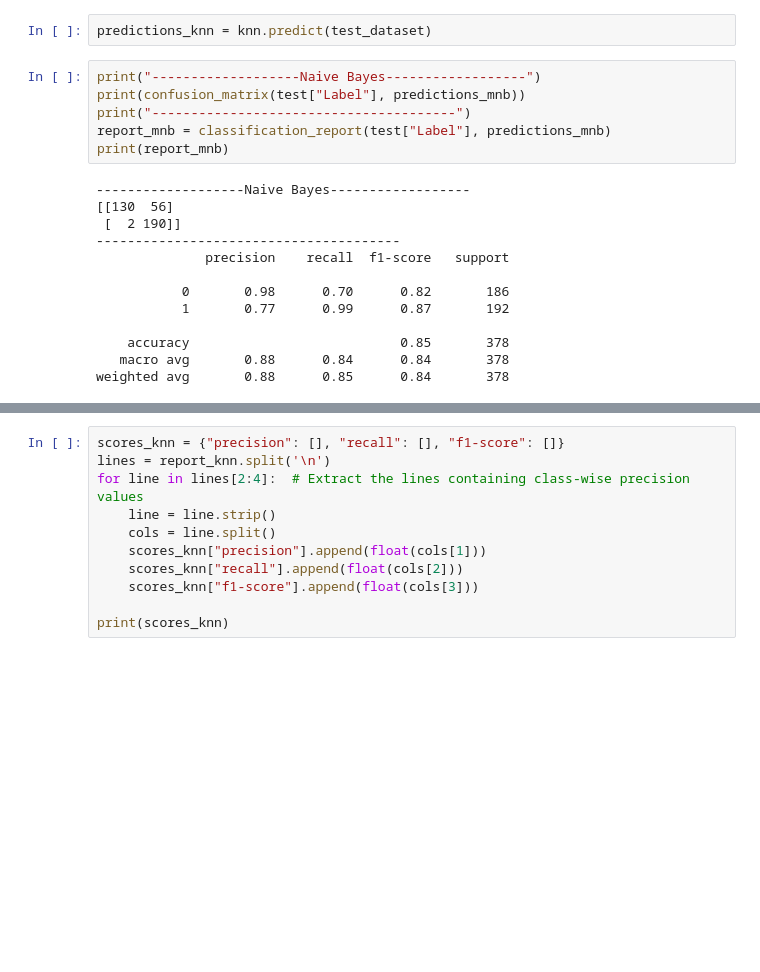
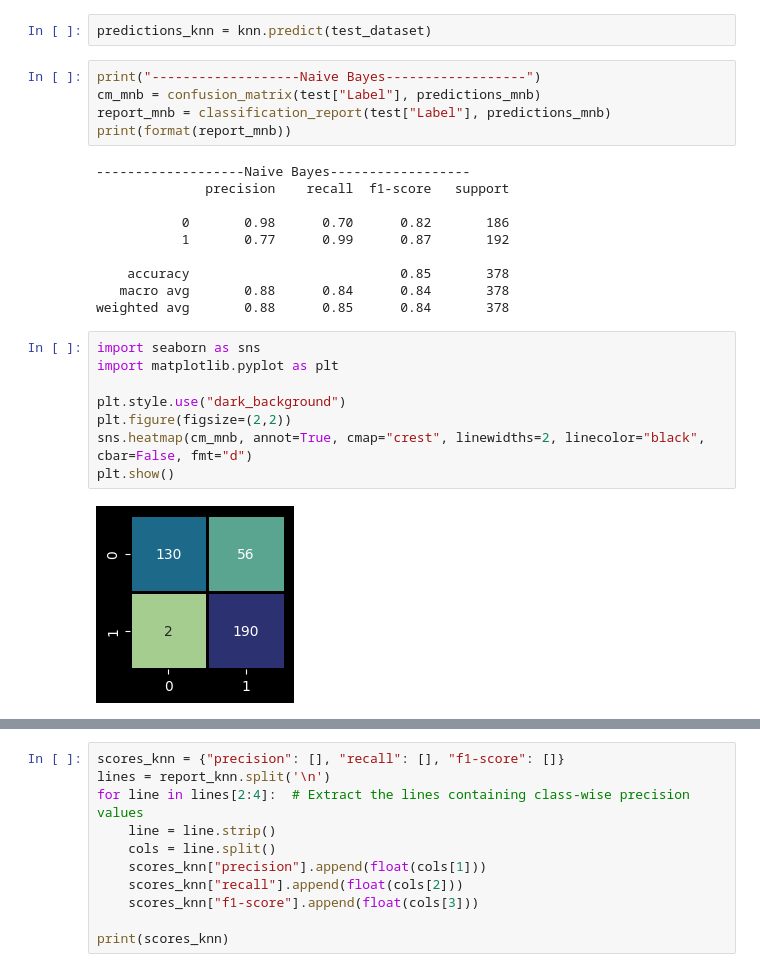
Before and after one commit to dgdevanshi/Sentiment-Analysis, a Jupyter notebook: model.ipynb, the cells around one changed output, grey strips where cells are left out. Saved outputs shown, nothing was run; the diff lists cells and outputs as text; blank space fills up the shorter version.

Commit message:
plots

```diff
--- a/model.ipynb
+++ b/model.ipynb
@@ -101,15 +107,11 @@ predictions_mnb = mnb.predict(test_dataset)
 predictions_knn = knn.predict(test_dataset)
 # %%
 print("-------------------Naive Bayes------------------")
-print(confusion_matrix(test["Label"], predictions_mnb))
-print("---------------------------------------")
+cm_mnb = confusion_matrix(test["Label"], predictions_mnb)
 report_mnb = classification_report(test["Label"], predictions_mnb)
-print(report_mnb)
+print(format(report_mnb))
 # %% [output]
 -------------------Naive Bayes------------------
-[[130  56]
- [  2 190]]
----------------------------------------
               precision    recall  f1-score   support
 
            0       0.98      0.70      0.82       186
@@ -118,6 +120,16 @@ print(report_mnb)
     accuracy                           0.85       378
    macro avg       0.88      0.84      0.84       378
 weighted avg       0.88      0.85      0.84       378
+# %%
+import seaborn as sns
+import matplotlib.pyplot as plt
+
+plt.style.use("dark_background")
+plt.figure(figsize=(2,2))
+sns.heatmap(cm_mnb, annot=True, cmap="crest", linewidths=2, linecolor="black", cbar=False, fmt="d")
+plt.show()
+# %% [output]
+[figure, added]
 # %%
 scores_mnb = {"precision": [], "recall": [], "f1-score": []}
 lines = report_mnb.split('\n')
```
Also changed, not shown: parts of 6 cells of this notebook.
